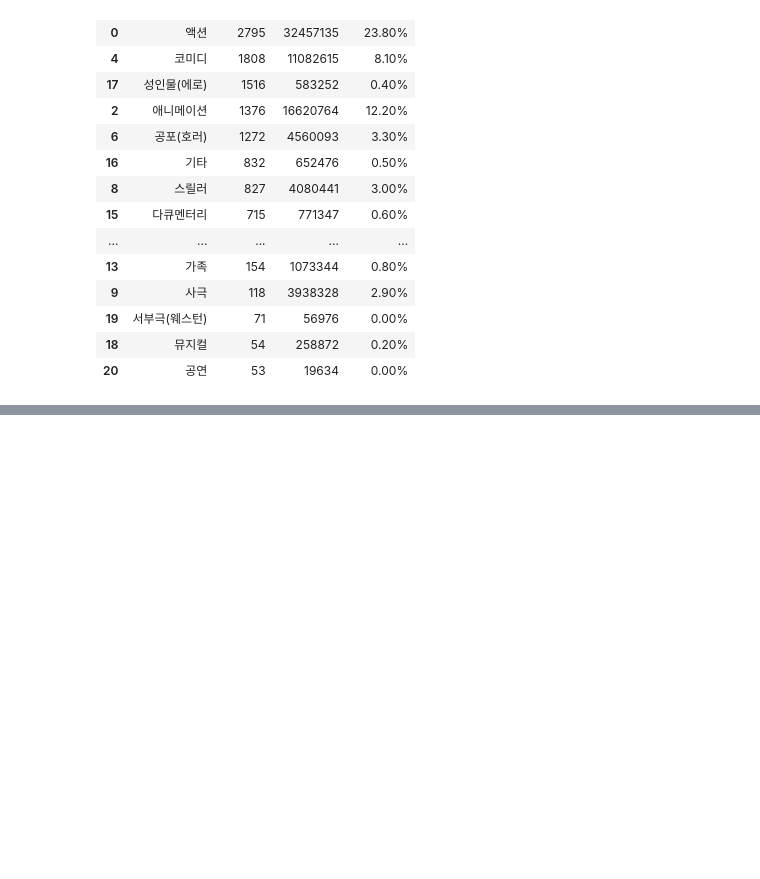
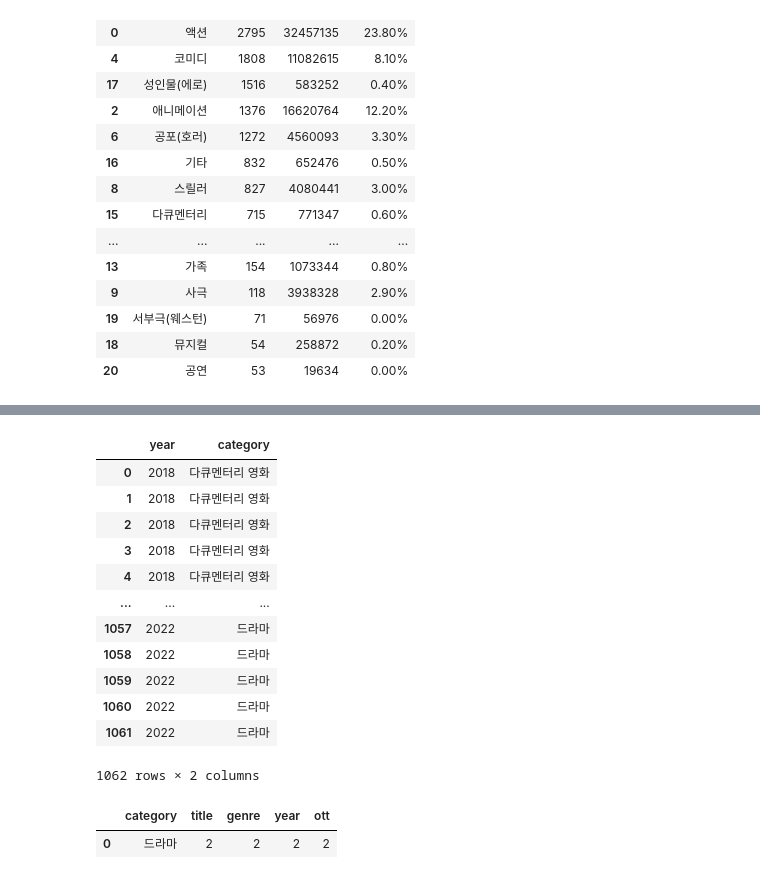
Before and after one commit to jeongmin5o/-DA-movie_covid19-analysis, a Jupyter notebook: mini_vis.ipynb, the cells around one changed output, grey strips where cells are left out. Saved outputs shown, nothing was run; the diff lists cells and outputs as text; code cells hidden in the pictures; blank space fills up the shorter version.

```diff
--- a/mini_vis.ipynb
+++ b/mini_vis.ipynb
@@ -570,0 +440,16 @@ Text(0.5, 1.0, 'OTT자제 제작 컨텐츠 카테고리별 연도별 추이')
+# %%
+ott2
+# %% [output]
+|  | year | category |
+| 0 | 2018 | 다큐멘터리 영화 |
+| 1 | 2018 | 다큐멘터리 영화 |
+| 2 | 2018 | 다큐멘터리 영화 |
+| 3 | 2018 | 다큐멘터리 영화 |
+| 4 | 2018 | 다큐멘터리 영화 |
+| ... | ... | ... |
+| 1057 | 2022 | 드라마 |
+| 1058 | 2022 | 드라마 |
+| 1059 | 2022 | 드라마 |
+| 1060 | 2022 | 드라마 |
+| 1061 | 2022 | 드라마 |
+1062 rows × 2 columns
@@ -570,0 +483,5 @@ Text(0.5, 1.0, 'OTT자제 제작 컨텐츠 카테고리별 연도별 추이')
+# %%
+ott_2017
+# %% [output]
+|  | category | title | genre | year | ott |
+| 0 | 드라마 | 2 | 2 | 2 | 2 |
```
Also changed, not shown: parts of 24 cells of this notebook.
